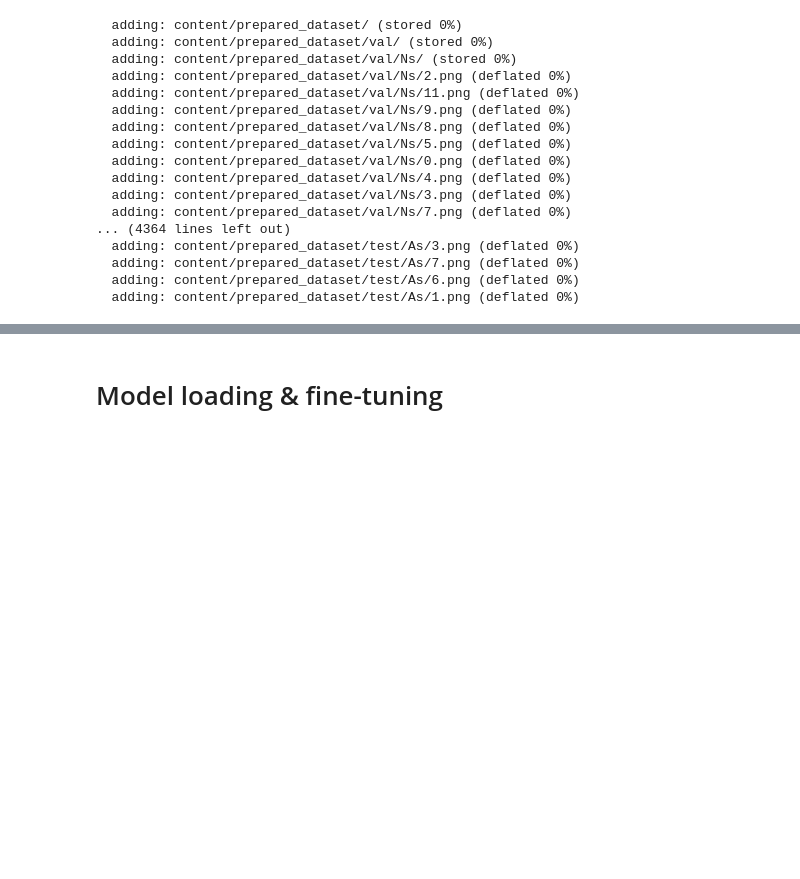
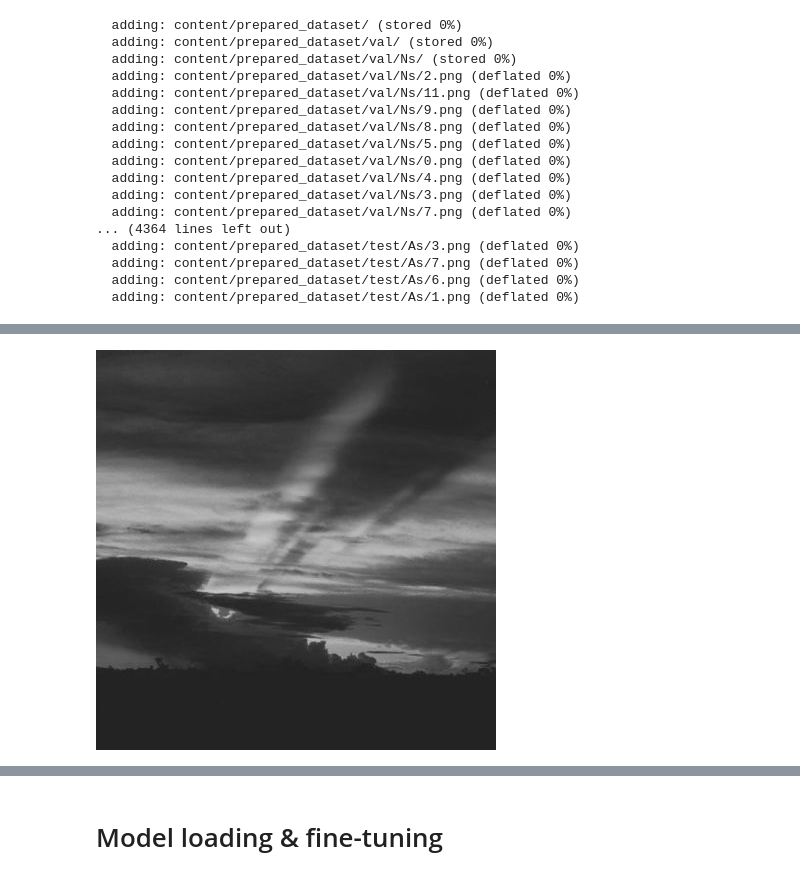
Before and after one commit to Loloxon/SIwSI, a Jupyter notebook: models/SIwSI_fine_tuning_for_clouds.ipynb, the cells around one changed output, grey strips where cells are left out. Saved outputs shown, nothing was run; the diff lists cells and outputs as text; code cells hidden in the pictures; blank space fills up the shorter version.

```diff
--- a/models/SIwSI_fine_tuning_for_clouds.ipynb
+++ b/models/SIwSI_fine_tuning_for_clouds.ipynb
@@ -233,0 +342,6 @@ Saving completed. Oversampled 1800 images
+# %%
+test_img41=ImageOps.grayscale(test_img4)
+
+test_img41
+# %% [output]
+[figure, added]
```
Also changed, not shown: parts of 61 cells of this notebook.
